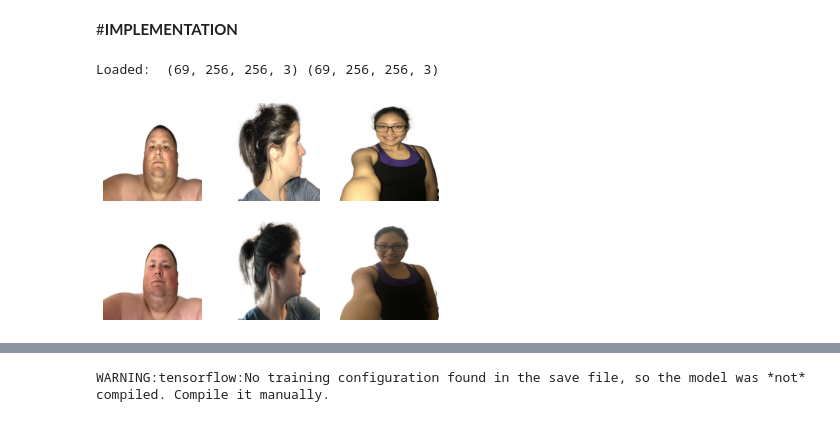
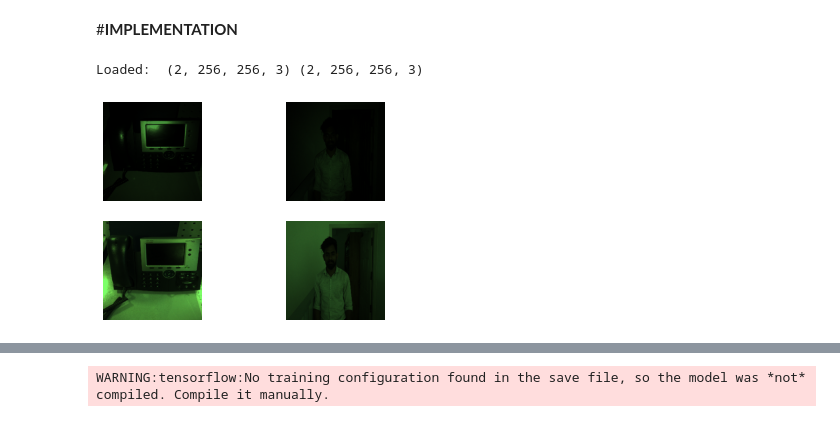
Before and after one commit to archit-mukherjee/FlashGAN-CVIP-2022, a Jupyter notebook: FinalGAN.ipynb, the cells around one changed output, grey strips where cells are left out. Drawn from its saved outputs; the diff is of its cells as text; code cells hidden in the pictures.

```diff
--- a/FinalGAN.ipynb
+++ b/FinalGAN.ipynb
@@ -268,29 +268,59 @@ def load_images(path, size=(256,512)):
 		src_list.append(sat_img)
 		tar_list.append(map_img)
 	return [asarray(src_list), asarray(tar_list)]
+# %%
+def load_images_src(path_amb, size=(256,256)):
+
+  src_list = list()
+	# enumerate filenames in directory, assume all are images
+  for filename in listdir(path_amb):
+		# load and resize the image
+    pixels = load_img(path_amb + filename, target_size=size)
+		# convert to numpy array
+    pixels = img_to_array(pixels)
+		# split into satellite and map
+    src_list.append(pixels)
+  return asarray(src_list)
+
+def load_images_tar(path_fls, size=(256,256)):
+
+  tar_list = list()
+	# enumerate filenames in directory, assume all are images
+  for filename in listdir(path_fls):
+		# load and resize the image
+    pixels = load_img(path_fls + filename, target_size=size)
+		# convert to numpy array
+    pixels = img_to_array(pixels)
+		# split into satellite and map
+    tar_list.append(pixels)
+  return asarray(tar_list)
 # %%
 # dataset path
-path = '/content/gdrive/MyDrive/Concat/'
+#path = '/content/gdrive/MyDrive/Concat/'
+path = '/content/Images/'
+path_amb = path + 'Ambient/'
+path_fls = path + 'Flash/'
 # load dataset
-[src_images, tar_images] = load_images(path)
+src_images = load_images_src(path_fls)
+tar_images = load_images_tar(path_amb)
 print('Loaded: ', src_images.shape, tar_images.shape)
 # %% [output]
-Loaded:  (69, 256, 256, 3) (69, 256, 256, 3)
+Loaded:  (2, 256, 256, 3) (2, 256, 256, 3)
 # %%
 
-n_samples = 3
+n_samples = 2
 for i in range(n_samples):
 	pyplot.subplot(2, n_samples, 1 + i)
 	pyplot.axis('off')
 	pyplot.imshow(src_images[i].astype('uint8'))
 # plot target image
 for i in range(n_samples):
 	pyplot.subplot(2, n_samples, 1 + n_samples + i)
 	pyplot.axis('off')
 	pyplot.imshow(tar_images[i].astype('uint8'))
 pyplot.show()
 # %% [output]
-[figure, old version]
+[figure, new version]
 # %%
 from keras.layers import MaxPooling2D,Conv2D,Input,Add,MaxPool2D,Flatten,AveragePooling2D,Dense,BatchNormalization,ZeroPadding2D,Activation,Concatenate,UpSampling2D
 from keras.models import Model
```
Also changed, not shown: parts of 5 cells of this notebook.
